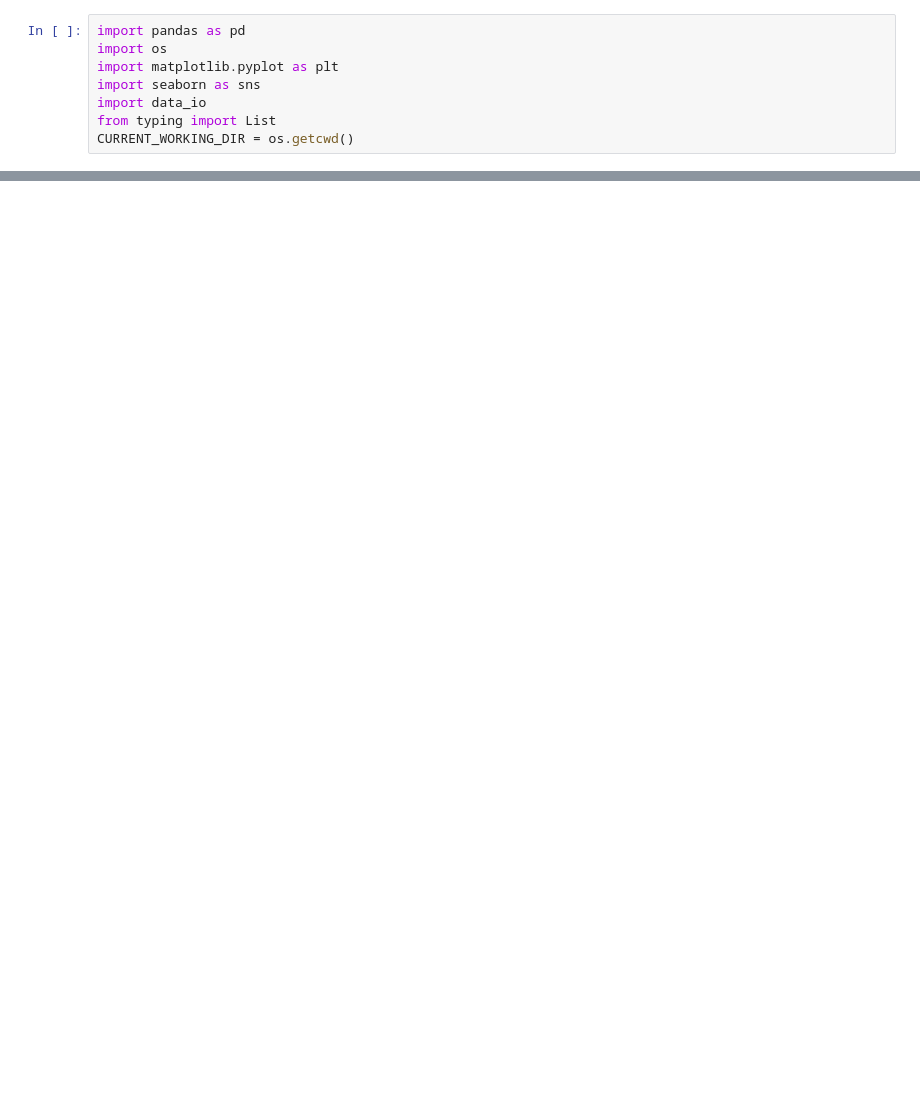
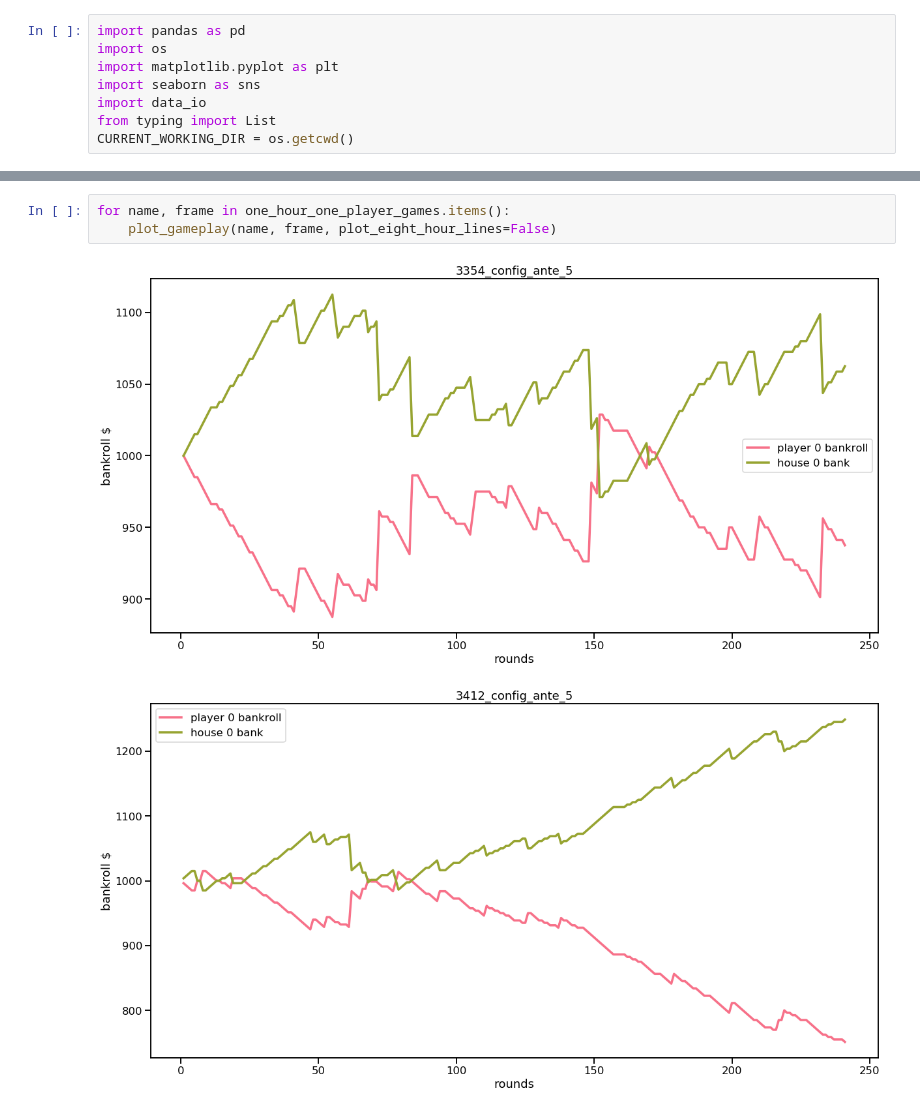
Before and after one commit to oxenfree/Dice-Game-and-Analysis, a Jupyter notebook: data_analysis.ipynb, the cells around one changed output, grey strips where cells are left out. Cells and saved outputs as stored; diff of their text form; blank space fills up the shorter version.

```diff
--- a/data_analysis.ipynb
+++ b/data_analysis.ipynb
@@ -38,0 +43,6 @@ for name, frame in game_frames.items():
+# %%
+for name, frame in one_hour_one_player_games.items():
+    plot_gameplay(name, frame, plot_eight_hour_lines=False)
+# %% [output]
+[figure, added]
+[figure, added]
```
Also changed, not shown: parts of 5 cells of this notebook, 12 other files.
